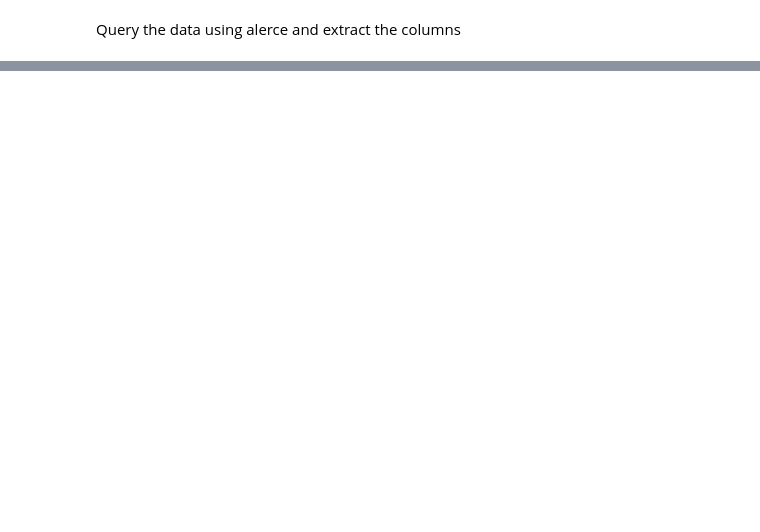
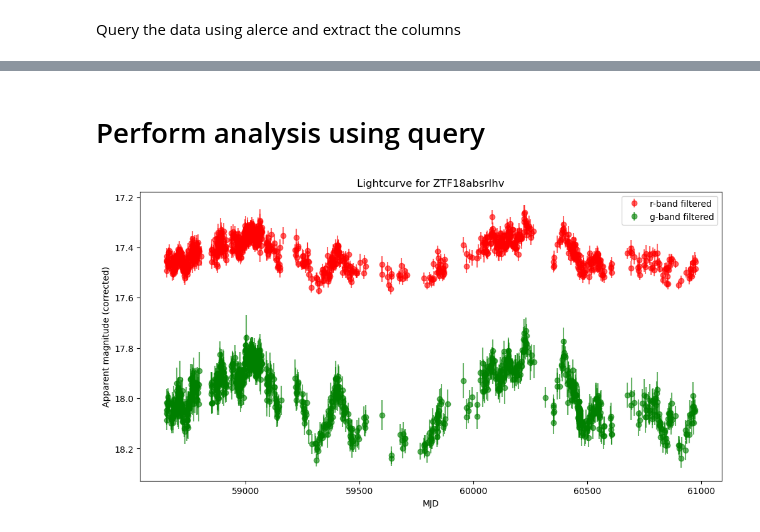
Before and after one commit to benjaminpcollins/AGN_variability, a Jupyter notebook: analysis.ipynb, the cells around one changed output, grey strips where cells are left out. Saved outputs shown, nothing was run; the diff lists cells and outputs as text; code cells hidden in the pictures; blank space fills up the shorter version.

```diff
--- a/analysis.ipynb
+++ b/analysis.ipynb
@@ -42,0 +65,40 @@ Filter the data to obtain reliable measurements only
+# %% [markdown]
+# Perform analysis using query
+# %%
+# Getting lightcurve for an object
+lc = client.query_lightcurve("ZTF18absrlhv", format="json")
+
+detections = pd.DataFrame(lc["detections"])
+
+# Filter valid data in the r-band
+r = detections[
+    (detections["dubious"] == False)
+    & (detections["drb"] > 0.5)
+    & (detections["sigmapsf_corr_ext"] < 1e2)  # remove unreasonably large errors
+    & (detections["fid"] == 2) # select only r-band
+]
+
+g = detections[
+    (detections["dubious"] == False)
+    & (detections["drb"] > 0.5)
+    & (detections["sigmapsf_corr_ext"] < 1e2)  # remove unreasonably large errors
+    & (detections["fid"] == 1) # select only g-band
+]
+
+plt.figure(figsize=(12,6))
+
+#plt.plot(good["mjd"], good["magpsf_corr"], "o")
+plt.errorbar(r["mjd"], r["magpsf_corr"], yerr=r["sigmapsf_corr_ext"],
+             fmt="o", alpha=0.6, color="red", label="r-band filtered")
+plt.errorbar(g["mjd"], g["magpsf_corr"], yerr=g["sigmapsf_corr_ext"],
+             fmt="o", alpha=0.6, color="green", label="g-band filtered")
+
+plt.legend()
+plt.gca().invert_yaxis()
+plt.xlabel("MJD")
+plt.ylabel("Apparent magnitude (corrected)")
+plt.title("Lightcurve for ZTF18absrlhv")
+plt.savefig("lightcurve_query_both.png", bbox_inches="tight")
+plt.show()
+# %% [output]
+[figure, added]
```
Also changed, not shown: parts of 29 cells of this notebook, 5 other files.
